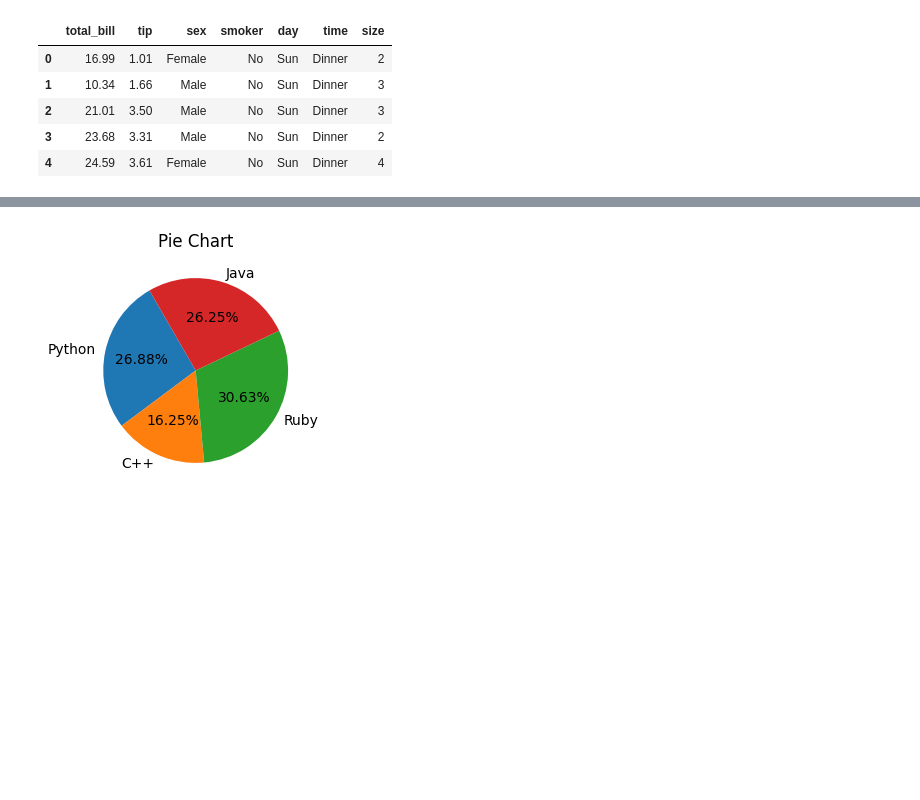
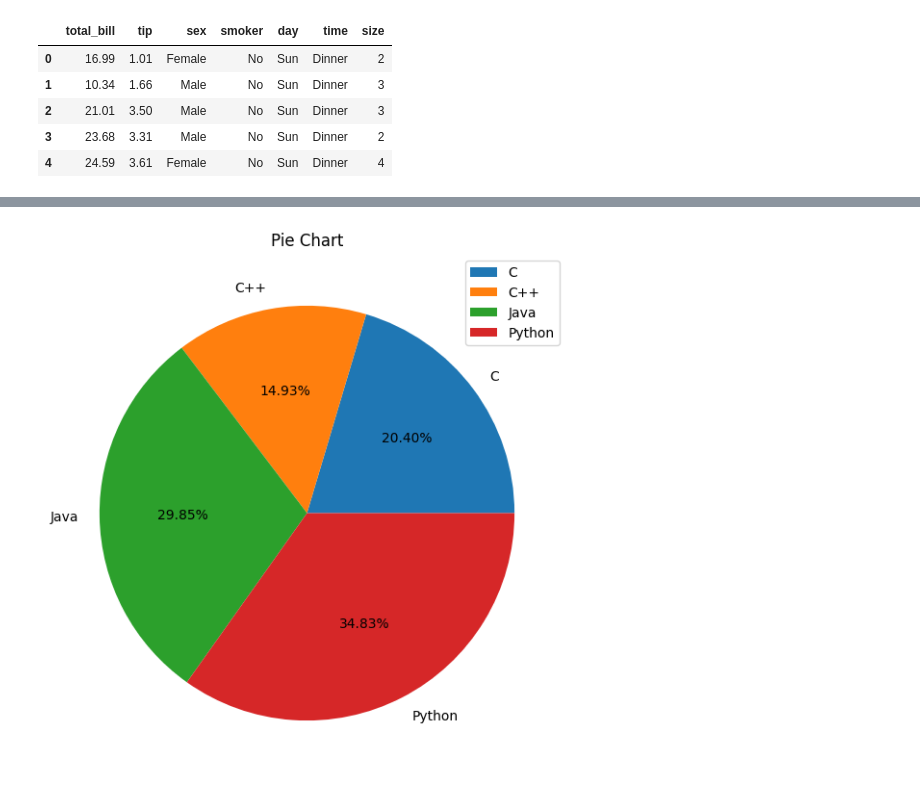
Before and after one commit to Chhaya-cloud/Chatbot, a Jupyter notebook: Data_Visualization.ipynb, the cells around one changed output, grey strips where cells are left out. Cells and saved outputs as stored; diff of their text form; code cells hidden in the pictures; blank space fills up the shorter version.

```diff
--- a/Data_Visualization.ipynb
+++ b/Data_Visualization.ipynb
@@ -122,12 +96,13 @@ plt.show()
 # %%
 # Pie Chart
 # Creating the data
-lables = ['Python', 'C++', 'Ruby', 'Java']
-sizes = [215, 130, 245, 210]
+labels = ['C', 'C++', 'Java', 'Python']
+sizes = [205, 150, 300, 350]
 # Plot
-plt.figure(figsize = (5,3))
-plt.pie(sizes, labels = lables, autopct = '%.2f%%', startangle = 120)
+plt.figure(figsize=(7,7))
+plt.pie(sizes, labels=labels, autopct='%.2f%%')
 plt.title('Pie Chart')
+plt.legend()
 plt.show()
 # %% [output]
-[figure, old version]
+[figure, new version]
```
Also changed, not shown: parts of 20 cells of this notebook.
